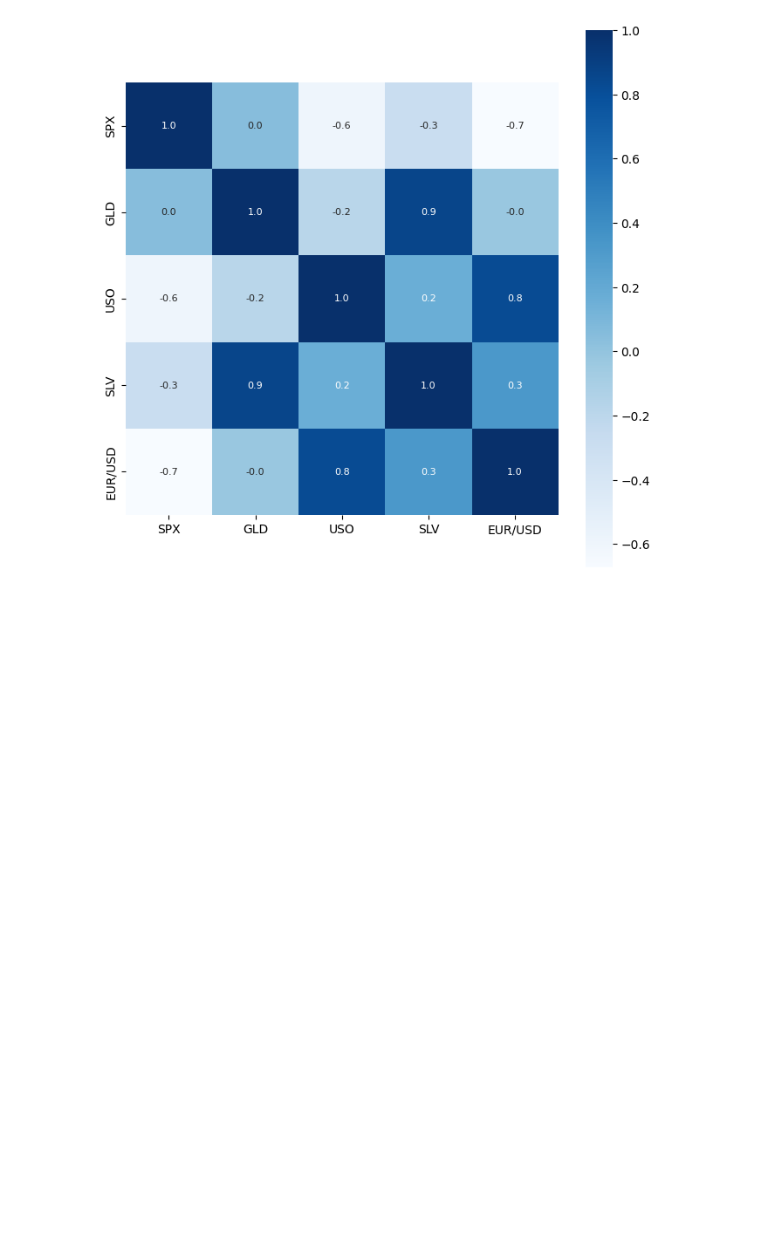
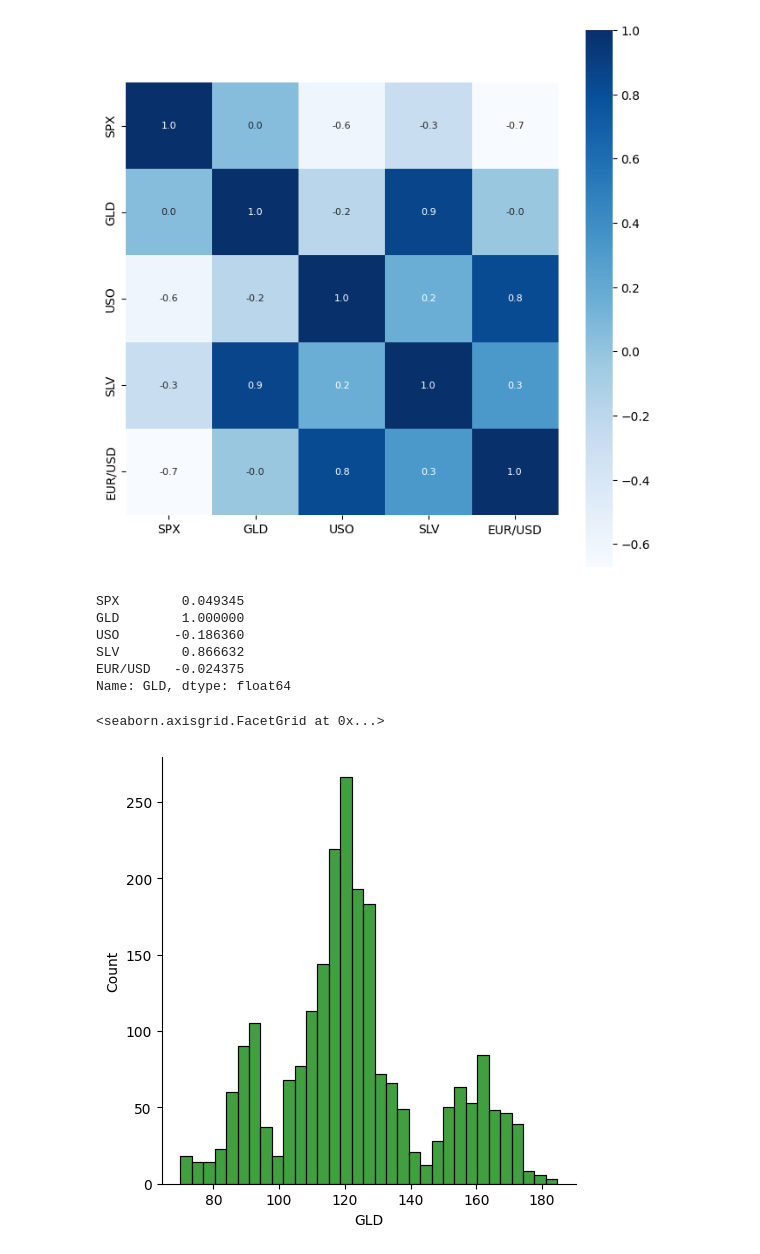
Before and after one commit to AarohanMahanta/gold-regression, a Jupyter notebook: gold_price_prediction.ipynb, the cells around one changed output. Drawn from its saved outputs; the diff is of its cells as text; code cells hidden in the pictures; blank space fills up the shorter version.

Commit message:
feat: add distribution graph for GLD

```diff
--- a/gold_price_prediction.ipynb
+++ b/gold_price_prediction.ipynb
@@ -73,3 +73,19 @@ sns.heatmap(correlation, cbar=True, square=True, fmt='.1f', annot=True, annot_kw
 # %% [output]
 <Axes: >
 [figure]
+# %%
+# correlation values of GLD
+print(correlation['GLD'])
+# %% [output]
+SPX        0.049345
+GLD        1.000000
+USO       -0.186360
+SLV        0.866632
+EUR/USD   -0.024375
+Name: GLD, dtype: float64
+# %%
+# checking the distribution of GLD price
+sns.displot(gold_data['GLD'], color='green')
+# %% [output]
+<seaborn.axisgrid.FacetGrid at 0x...>
+[figure, added]
```
